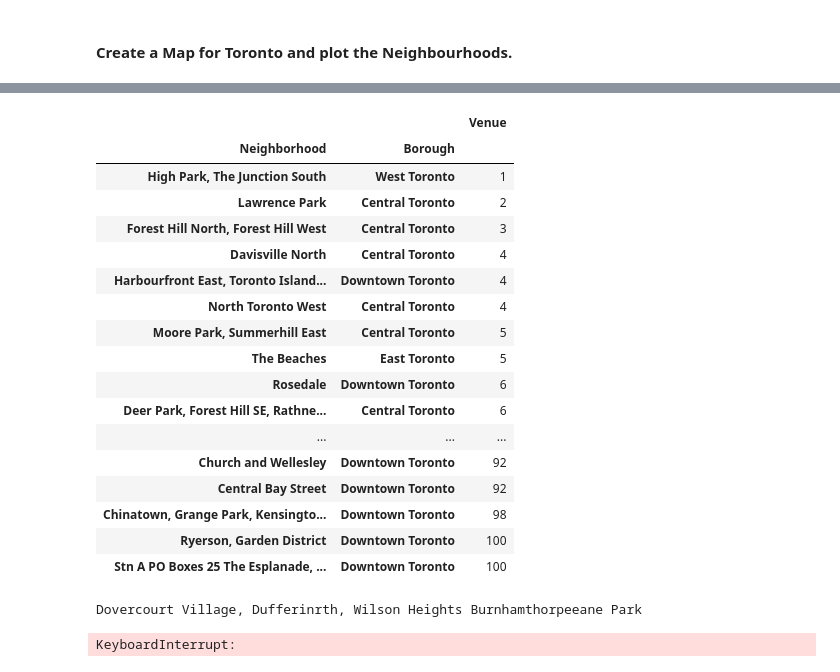
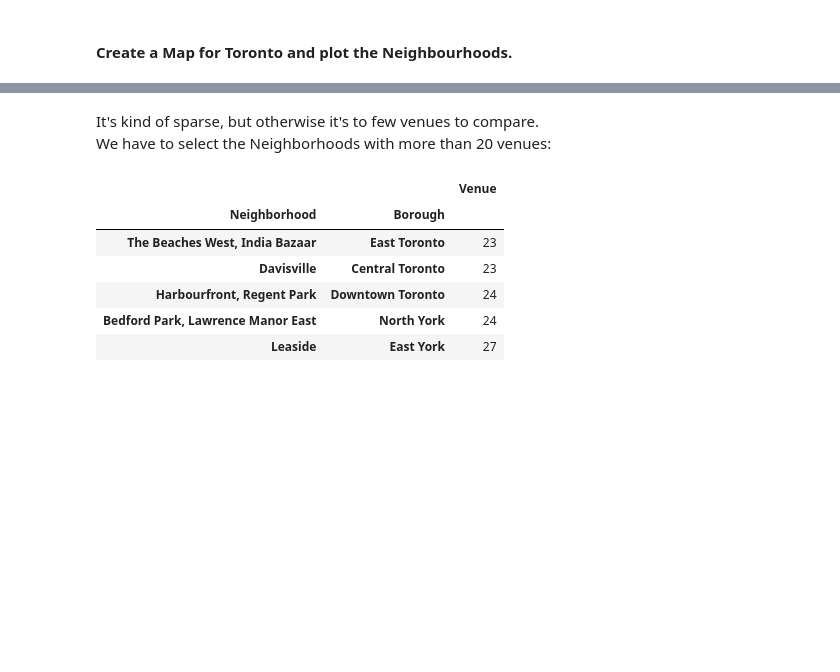
Before and after one commit to rareal/Coursera_Capstone, a Jupyter notebook: Toronto_neigh_Cluster.ipynb, the cells around one changed output, grey strips where cells are left out. Saved outputs shown, nothing was run; the diff lists cells and outputs as text; code cells hidden in the pictures; blank space fills up the shorter version.

Commit message:
cleaning cluster nb

```diff
--- a/Toronto_neigh_Cluster.ipynb
+++ b/Toronto_neigh_Cluster.ipynb
@@ -269,16 +90,0 @@ def get_category_type(row):
-# %%
-venues = results['response']['groups'][0]['items']
-
-nearby_venues = json_normalize(venues) # flatten JSON
-
-# filter columns
-filtered_columns = ['venue.name', 'venue.categories', 'venue.location.lat', 'venue.location.lng']
-nearby_venues =nearby_venues.loc[:, filtered_columns]
-
-# filter the category for each row
-nearby_venues['venue.categories'] = nearby_venues.apply(get_category_type, axis=1)
-
-# clean columns
-nearby_venues.columns = [col.split(".")[-1] for col in nearby_venues.columns]
-
-nearby_venues.head()
@@ -315,5 +118,3 @@ def getNearbyVenues(Borough, Neighborhood, latitudes, longitudes, radius=500):
 # %%
-toronto_venues = getNearbyVenues(dbto_gr_joined2.Borough,dbto_gr_joined2.Neighbourhood,
-                                   dbto_gr_joined2.Latitude,
-                                   dbto_gr_joined2.Longitude)
+toronto_venues = getNearbyVenues(ToNeighLL.Borough,ToNeighLL.Neighbourhood,ToNeighLL.Latitude,ToNeighLL.Longitude)
 # %% [output]
@@ -348,4 +124,5 @@ toronto_venues.head()
 # %%
-# count venues per Neighborhood
-toronto_venues.groupby('Neighborhood').count()[['Venue']].sort_values(by='Venue')
+# Neighborhood venue count
+toronto_venues_gr = toronto_venues.groupby(['Neighborhood','Borough']).count()[['Venue']].sort_values(by='Venue')
+toronto_venues_gr
 # %% [output]
@@ -378,28 +179,18 @@ toronto_venues2['Borough'] = [dbto_gr_joined2.Borough[dbto_gr_joined2.Neighbourh
+# %% [markdown]
+It's kind of sparse, but otherwise it's to few venues to compare.
+We have to select the Neighborhoods with more than 20 venues:
+# %%
+compare = list(toronto_venues_gr[['Venue']][toronto_venues_gr.Venue>20].reset_index()['Neighborhood'].values)
+ref = toronto_venues.Neighborhood.values
+bool_ind = [x in compare for x in ref]
+toronto_venues_selected = toronto_venues[bool_ind]
 # %%
-toronto_venues2.groupby(['Neighborhood','Borough']).count()[['Venue']].sort_values(by='Venue')
+toronto_venues_selected.groupby(['Neighborhood','Borough']).count()[['Venue']].sort_values('Venue').head()
 # %% [output]
 |  |  | Venue |
 | Neighborhood | Borough |  |
-| High Park, The Junction South | West Toronto | 1 |
-| Lawrence Park | Central Toronto | 2 |
-| Forest Hill North, Forest Hill West | Central Toronto | 3 |
-| Davisville North | Central Toronto | 4 |
-| Harbourfront East, Toronto Island... | Downtown Toronto | 4 |
-| North Toronto West | Central Toronto | 4 |
-| Moore Park, Summerhill East | Central Toronto | 5 |
-| The Beaches | East Toronto | 5 |
-| Rosedale | Downtown Toronto | 6 |
-| Deer Park, Forest Hill SE, Rathne... | Central Toronto | 6 |
-| ... | ... | ... |
-| Church and Wellesley | Downtown Toronto | 92 |
-| Central Bay Street | Downtown Toronto | 92 |
-| Chinatown, Grange Park, Kensingto... | Downtown Toronto | 98 |
-| Ryerson, Garden District | Downtown Toronto | 100 |
-| Stn A PO Boxes 25 The Esplanade, ... | Downtown Toronto | 100 |
+| The Beaches West, India Bazaar | East Toronto | 23 |
+| Davisville | Central Toronto | 23 |
+| Harbourfront, Regent Park | Downtown Toronto | 24 |
+| Bedford Park, Lawrence Manor East | North York | 24 |
+| Leaside | East York | 27 |
-# %%
-toronto_venues3 = getNearbyVenues(ToNeighLL.Borough,ToNeighLL.Neighbourhood,
-                                   ToNeighLL.Latitude,
-                                   ToNeighLL.Longitude)
-# %% [output]
-Dovercourt Village, Dufferinrth, Wilson Heights Burnhamthorpeeane Park
-KeyboardInterrupt:
```
Also changed, not shown: parts of 48 cells of this notebook.
